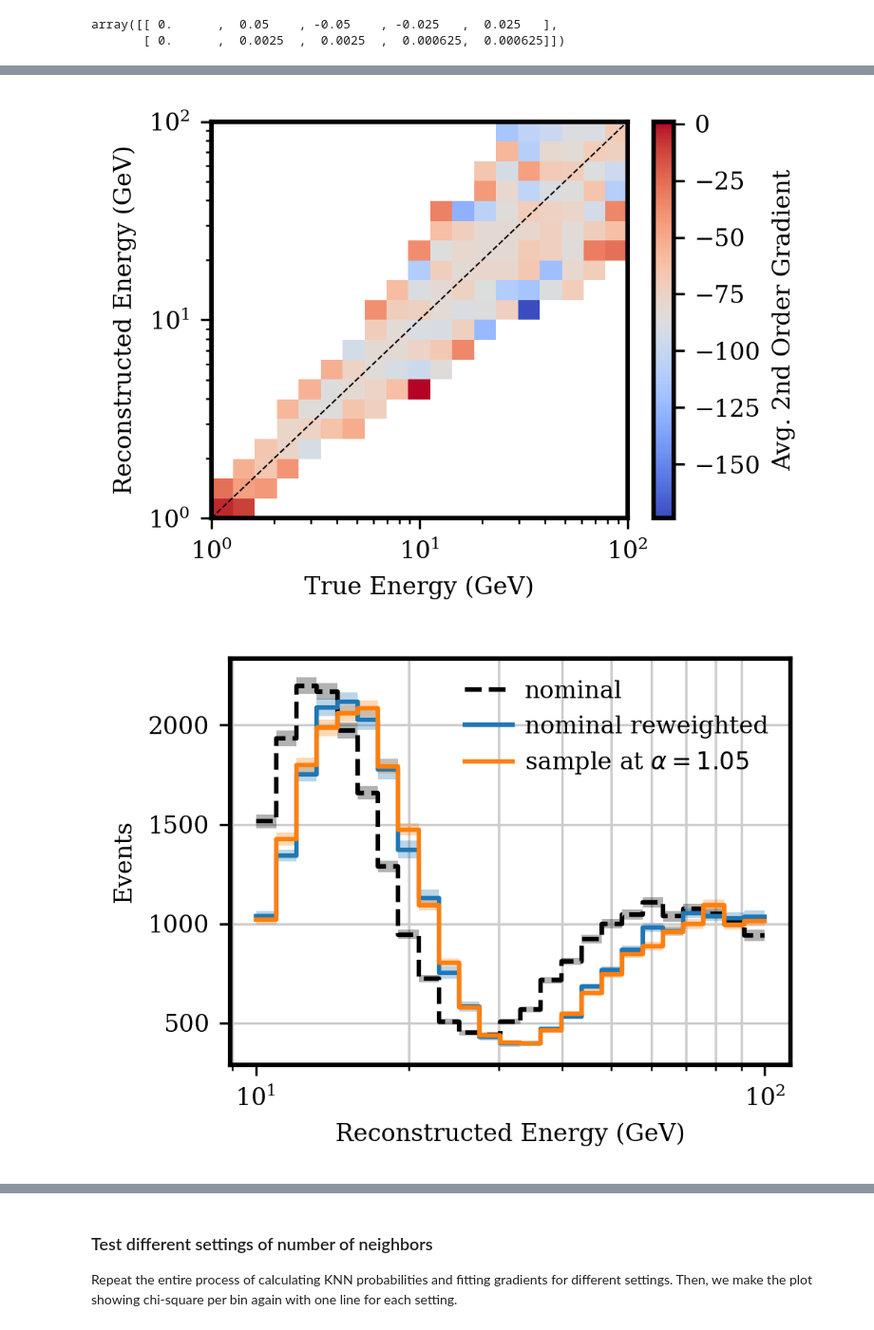
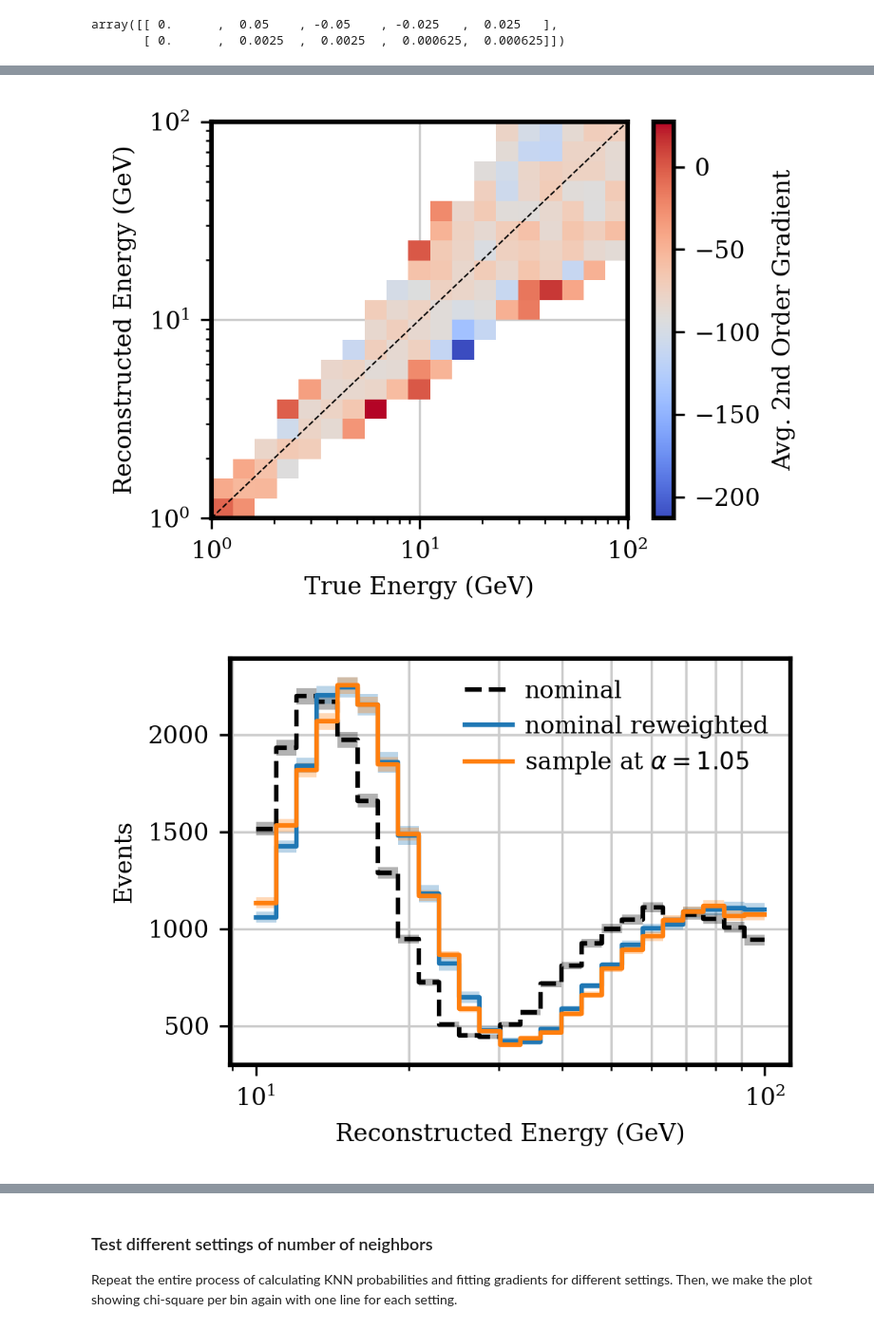
Before and after one commit to LeanderFischer/ultrasurfaces, a Jupyter notebook: Toy MC Paper Plots.ipynb, the cells around one changed output, grey strips where cells are left out. Shown: that part at 95% size. Saved outputs shown, nothing was run; the diff lists cells and outputs as text; code cells hidden in the pictures.

```diff
--- a/Toy MC Paper Plots.ipynb
+++ b/Toy MC Paper Plots.ipynb
@@ -51,28 +51,28 @@ gen_nominal = generator.Generator(
 # It looks like there is a breakdown point where, if the response is *too* different,
 # the whole thing doesn't work anymore.
 gen_sys_1 = generator.Generator(
-    int(1e5),
+    int(1.05 * 1e5),
     generator.Response(1.05 * default_response.mu, default_response.sigma),
     default_pars,
     name="sys_01",
     rng_seed=0
 )
 gen_sys_2 = generator.Generator(
-    int(1e5),
+    int(0.95 * 1e5),
     generator.Response(0.95 * default_response.mu, default_response.sigma),
     default_pars,
     name="sys_02",
     rng_seed=0
 )
 gen_sys_3 = generator.Generator(
-    int(1e5),
+    int(0.975 * 1e5),
     generator.Response(0.975 * default_response.mu, default_response.sigma),
     default_pars,
     name="sys_03",
     rng_seed=0
 )
 gen_sys_4 = generator.Generator(
-    int(1e5),
+    int(1.025 * 1e5),
     generator.Response(1.025 * default_response.mu, default_response.sigma),
     default_pars,
     name="sys_04",
@@ -335,7 +335,7 @@ plt.tight_layout()
 plt.savefig("plot_output/gradient_map_2nd_order.pdf")
 plt.show()
 # %% [output]
-[figure, old version]
+[figure, new version]
 # %%
 from toy_mc.histogram import Histogram
 
@@ -377,35 +377,35 @@ hist_at_sys_01 = generate_histogram_at_response(
     df_with_grads,
     default_response,
     gen_sys_1.detector_response,
     bin_edges
 )
 
 gen_sys_1_resampled = generator.Generator(
-    int(1e5),
+    int(1.05 * 1e5),
     generator.Response(1.05 * default_response.mu, default_response.sigma),
     default_pars,
     name="sys_01",
     rng_seed=42
 )
 sys_hist = gen_sys_1_resampled.get_histogram(bin_edges)
 nominal_hist = gen_nominal.get_histogram(bin_edges)
 
 # plot the histograms
 fig, ax = plt.subplots()
 
 plot_histogram(nominal_hist, ax=ax, label="nominal", linestyle="--", color="k")
 plot_histogram(hist_at_sys_01, ax=ax, label="nominal reweighted")
 plot_histogram(sys_hist, ax=ax, label=r"sample at $\alpha=1.05$")
 plt.grid(which="both", axis="x")
 plt.xlabel("Reconstructed Energy (GeV)")
 plt.ylabel("Events")
 plt.semilogx()
 plt.legend()
 plt.tight_layout()
 plt.savefig("plot_output/histogram_at_sys_01.pdf")
 plt.show()
 # %% [output]
-[figure, old version]
+[figure, new version]
 # %%
 # sweep response parameter mu around nominal value and plot the histograms
 mus = np.linspace(0.95, 1.05, 200)
```
Also changed, not shown: parts of 12 cells of this notebook, 8 other files.
